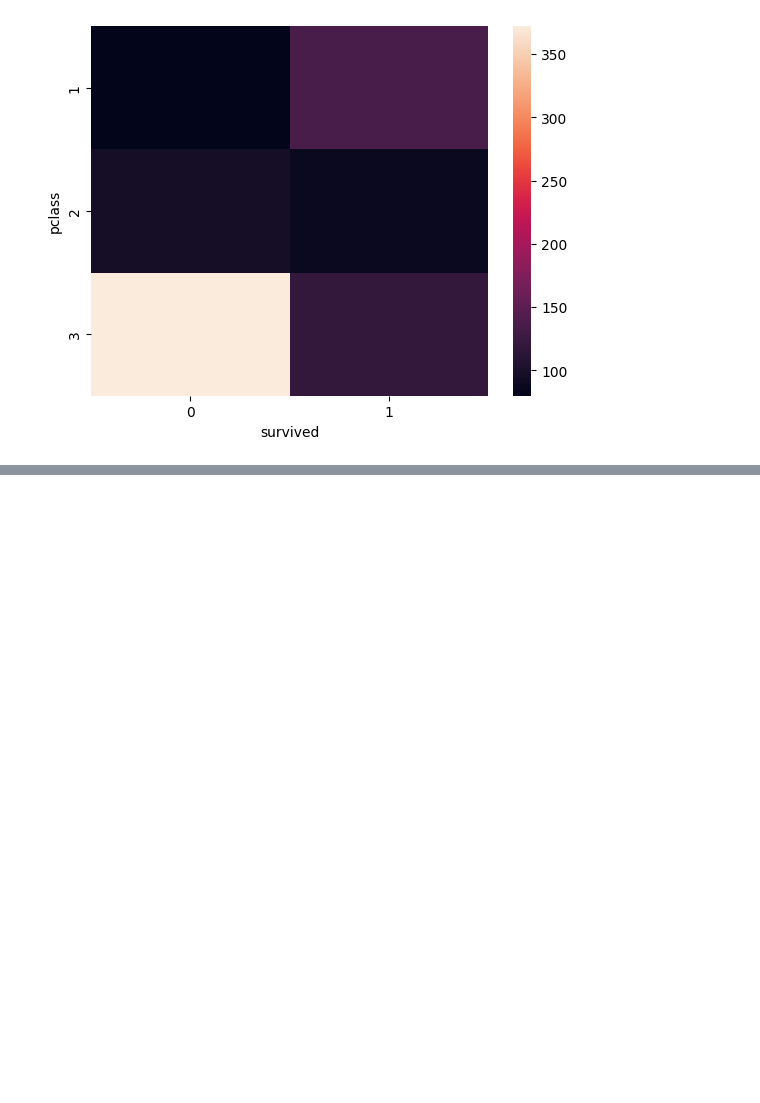
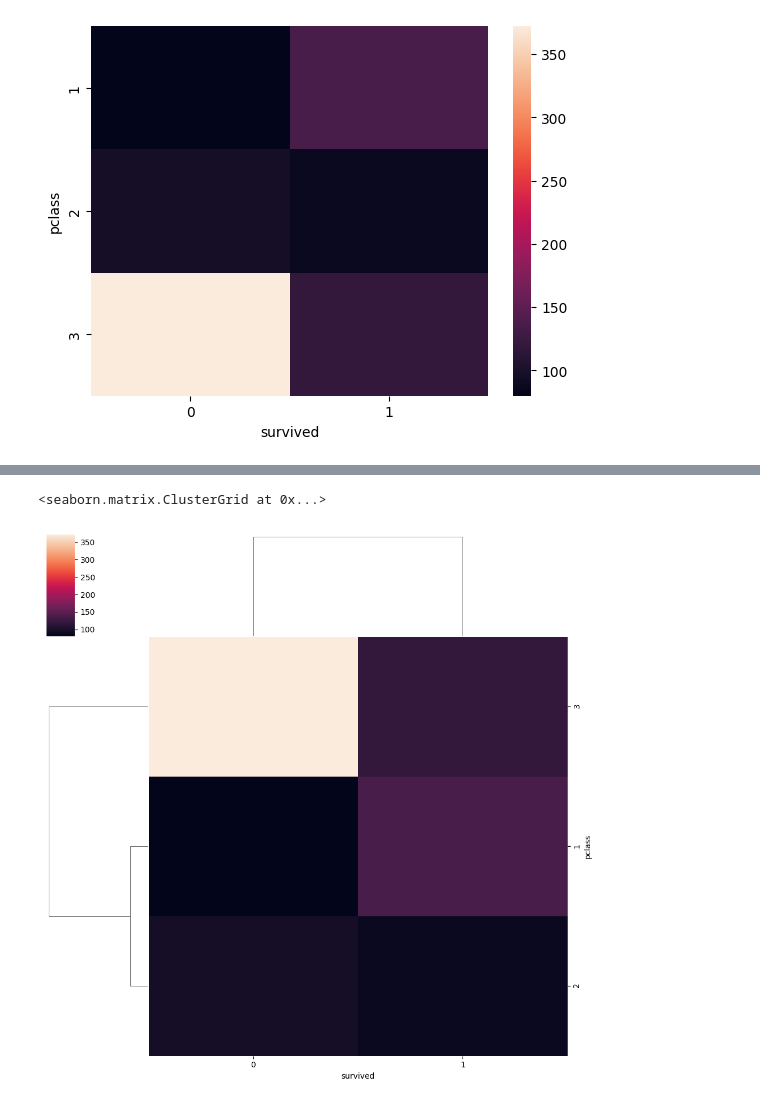
Before and after one commit to KhushnurAnjum26/Data-Analysis, a Jupyter notebook: EDA_using_Bivariate_&_Multivariate_Analysis.ipynb, the cells around one changed output, grey strips where cells are left out. Drawn from its saved outputs; the diff is of its cells as text; code cells hidden in the pictures; blank space fills up the shorter version.

```diff
--- a/EDA_using_Bivariate_&_Multivariate_Analysis.ipynb
+++ b/EDA_using_Bivariate_&_Multivariate_Analysis.ipynb
@@ -132,0 +135,5 @@ it is used when for only categorical types data . shows data in parcentage also
+# %%
+sns.clustermap(pd.crosstab(titanic['pclass'],titanic['survived']))
+# %% [output]
+<seaborn.matrix.ClusterGrid at 0x...>
+[figure, added]
```
Also changed, not shown: parts of 7 cells of this notebook.
